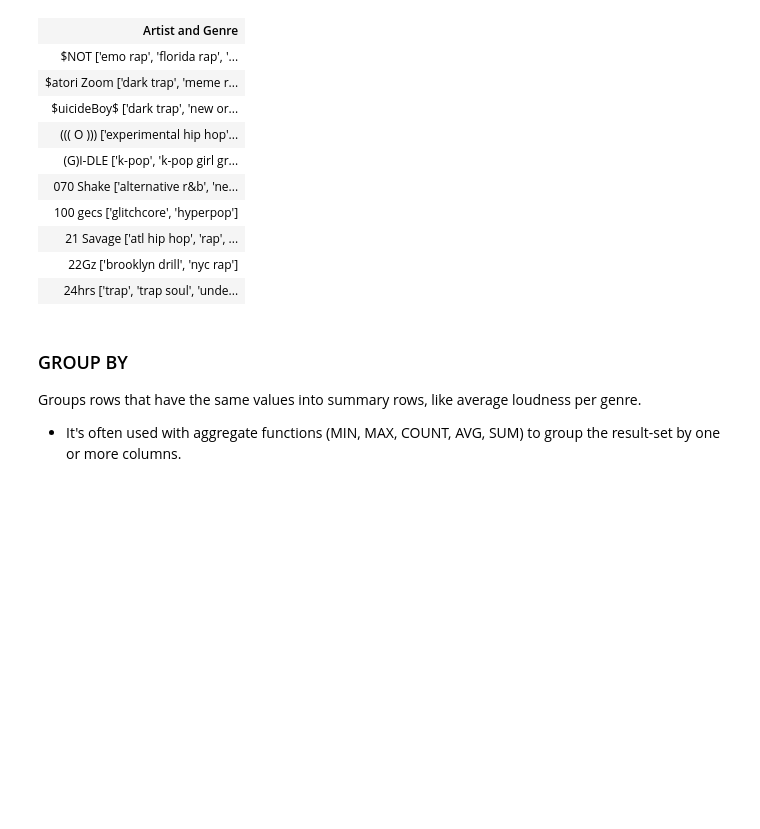
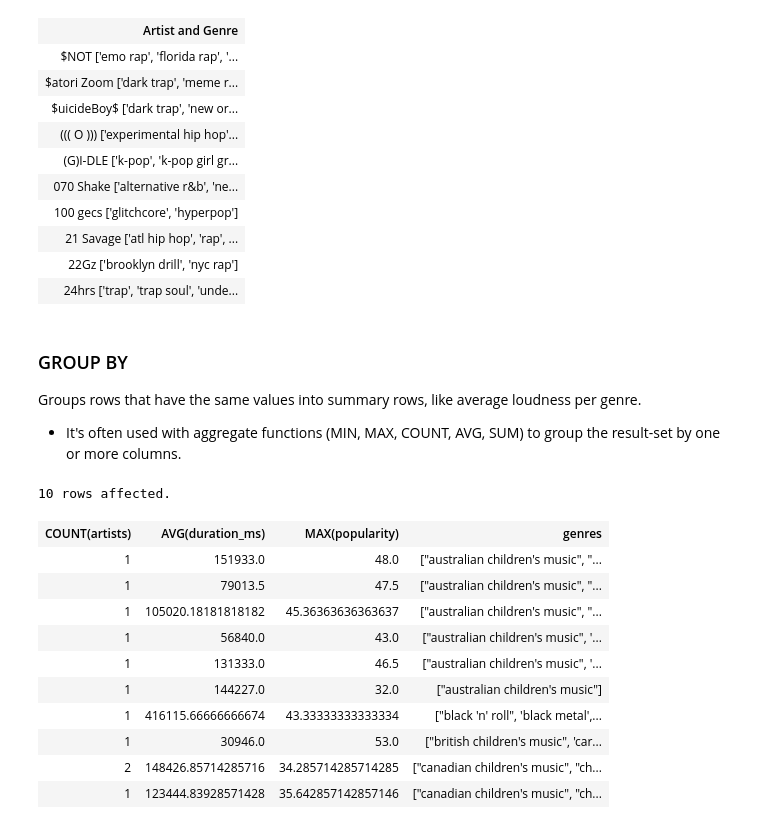
Before and after one commit to KevinKronk/sql-walkthrough-spotify, a Jupyter notebook: sql-walkthrough-spotify.ipynb, the cells around one changed output. Saved outputs shown, nothing was run; the diff lists cells and outputs as text; code cells hidden in the pictures; blank space fills up the shorter version.

```diff
--- a/sql-walkthrough-spotify.ipynb
+++ b/sql-walkthrough-spotify.ipynb
@@ -283,3 +280,22 @@ LIMIT 10;  -- Not really applicable here, but it's an example
 ### GROUP BY
 Groups rows that have the same values into summary rows, like average loudness per genre.
 - It's often used with aggregate functions (MIN, MAX, COUNT, AVG, SUM) to group the result-set by one or more columns.
+# %%
+%%sql
+SELECT COUNT(artists), AVG(duration_ms), MAX(popularity), genres
+FROM data_by_artist
+GROUP BY genres
+LIMIT 10;  -- In this case every single set of genres is shown, the HAVING clause can help fix this
+# %% [output]
+10 rows affected.
+| COUNT(artists) | AVG(duration_ms) | MAX(popularity) | genres |
+| 1 | 151933.0 | 48.0 | ["australian children's music", "... |
+| 1 | 79013.5 | 47.5 | ["australian children's music", "... |
+| 1 | 105020.18181818182 | 45.36363636363637 | ["australian children's music", "... |
+| 1 | 56840.0 | 43.0 | ["australian children's music", '... |
+| 1 | 131333.0 | 46.5 | ["australian children's music", '... |
+| 1 | 144227.0 | 32.0 | ["australian children's music"] |
+| 1 | 416115.66666666674 | 43.33333333333334 | ["black 'n' roll", 'black metal',... |
+| 1 | 30946.0 | 53.0 | ["british children's music", 'car... |
+| 2 | 148426.85714285716 | 34.285714285714285 | ["canadian children's music", "ch... |
+| 1 | 123444.83928571428 | 35.642857142857146 | ["canadian children's music", "ch... |
```
Also changed, not shown: parts of 5 cells of this notebook.
